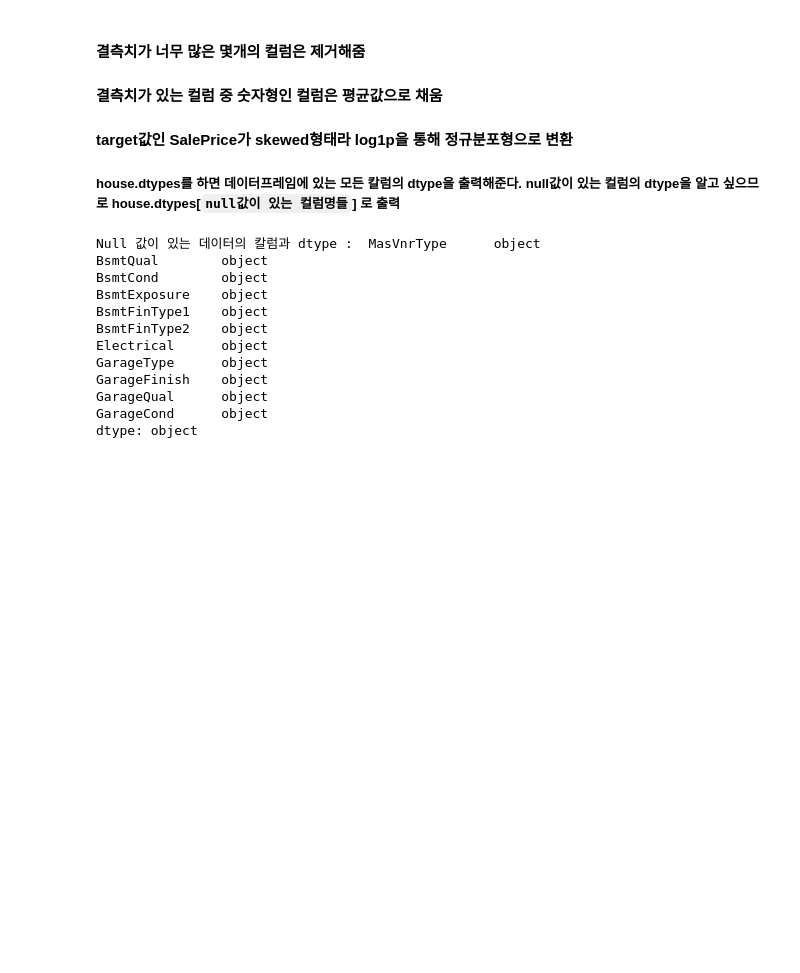
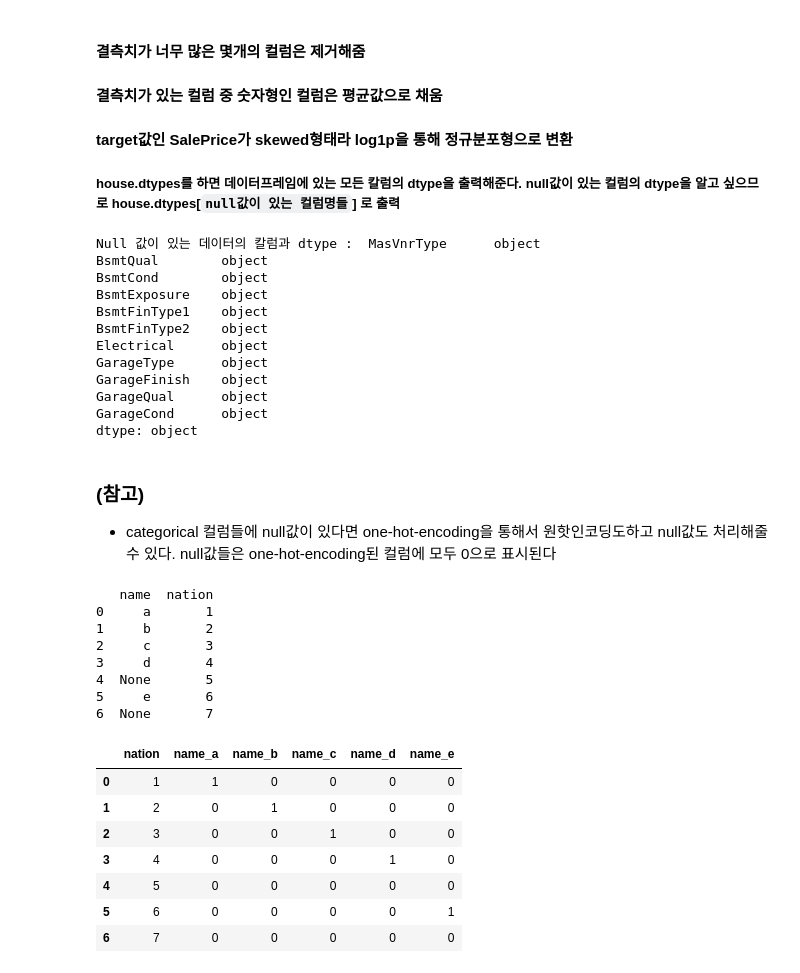
Before and after one commit to ksh960910/ML, a Jupyter notebook: house prices prediction.ipynb, the cells around one changed output. Saved outputs shown, nothing was run; the diff lists cells and outputs as text; code cells hidden in the pictures; blank space fills up the shorter version.

```diff
--- a/house prices prediction.ipynb
+++ b/house prices prediction.ipynb
@@ -105,3 +105,30 @@ GarageFinish    object
 GarageQual      object
 GarageCond      object
 dtype: object
+# %% [markdown]
+### (참고)
+- categorical 컬럼들에 null값이 있다면 one-hot-encoding을 통해서 원핫인코딩도하고 null값도 처리해줄수 있다. null값들은 one-hot-encoding된 컬럼에 모두 0으로 표시된다
+# %%
+a = {'name' : ['a','b','c','d',None,'e',None],
+     'nation' : [1,2,3,4,5,6,7]}
+a_df = pd.DataFrame(a)
+print(a_df)
+a_df_ohe = pd.get_dummies(a_df)
+a_df_ohe
+# %% [output]
+   name  nation
+0     a       1
+1     b       2
+2     c       3
+3     d       4
+4  None       5
+5     e       6
+6  None       7
+|  | nation | name_a | name_b | name_c | name_d | name_e |
+| 0 | 1 | 1 | 0 | 0 | 0 | 0 |
+| 1 | 2 | 0 | 1 | 0 | 0 | 0 |
+| 2 | 3 | 0 | 0 | 1 | 0 | 0 |
+| 3 | 4 | 0 | 0 | 0 | 1 | 0 |
+| 4 | 5 | 0 | 0 | 0 | 0 | 0 |
+| 5 | 6 | 0 | 0 | 0 | 0 | 1 |
+| 6 | 7 | 0 | 0 | 0 | 0 | 0 |
```
Also changed, not shown: parts of 8 cells of this notebook.
